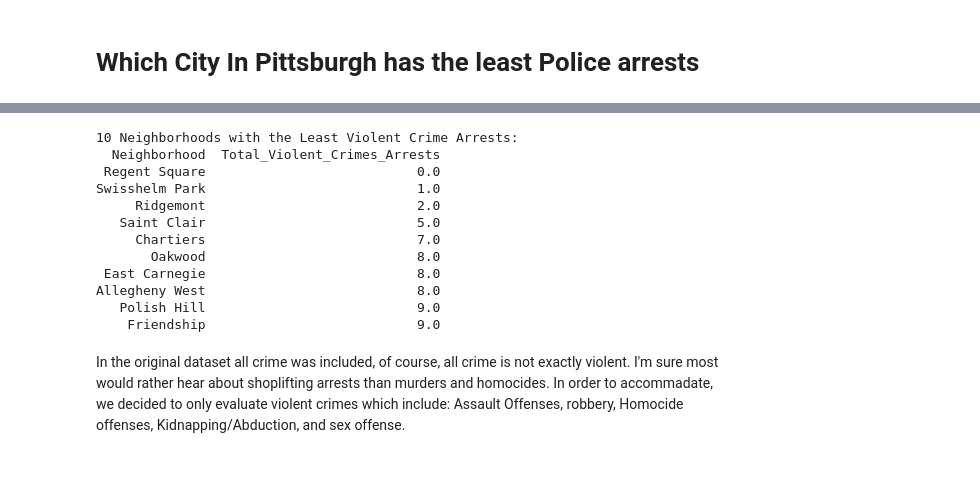
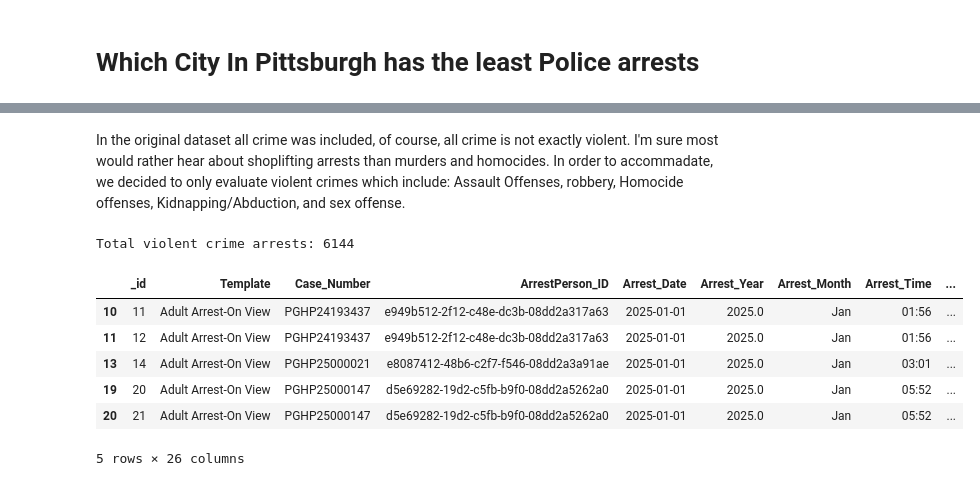
Before and after one commit to ELS522/pitt-best-neighborhood, a Jupyter notebook: Policearrests.ipynb, the cells around one changed output, grey strips where cells are left out. Cells and saved outputs as stored; diff of their text form; code cells hidden in the pictures.

```diff
--- a/Policearrests.ipynb
+++ b/Policearrests.ipynb
@@ -44,55 +22,31 @@ Based on the number of police arrests, the safest neighborhood in Pittsburgh is
-# %%
-violent_crime_categories = [
-    'Assault Offenses',
-    'Robbery',
-    'Homicide Offenses',
-    'Kidnapping/Abduction',
-    'Sex Offenses'
-]
-
-
-all_neighborhoods = arrests_df['Neighborhood'].dropna().unique()
-all_neighborhoods_df = pd.DataFrame(all_neighborhoods, columns=['Neighborhood'])
-
-violent_crimes_df_filtered = arrests_df[
-    arrests_df['NIBRS_Offense_Category'].isin(violent_crime_categories)
-].dropna(subset=['Neighborhood']).copy()
-
-
-violent_counts = violent_crimes_df_filtered.groupby('Neighborhood').size().reset_index(
-    name='Total_Violent_Crimes_Arrests'
-)
-
-neighborhood_violent_crimes = all_neighborhoods_df.merge(
-    violent_counts,
-    on='Neighborhood',
-    how='left'
-).fillna(0)
-
-
-bottom_10_neighborhoods = neighborhood_violent_crimes.sort_values(
-    by='Total_Violent_Crimes_Arrests',
-    ascending=True
-).head(10)
-
-
-print("10 Neighborhoods with the Least Violent Crime Arrests:")
-print(bottom_10_neighborhoods.to_string(index=False))
-# %% [output]
-10 Neighborhoods with the Least Violent Crime Arrests:
-  Neighborhood  Total_Violent_Crimes_Arrests
- Regent Square                           0.0
-Swisshelm Park                           1.0
-     Ridgemont                           2.0
-   Saint Clair                           5.0
-     Chartiers                           7.0
-       Oakwood                           8.0
- East Carnegie                           8.0
-Allegheny West                           8.0
-   Polish Hill                           9.0
-    Friendship                           9.0
 # %% [markdown]
 In the original dataset all crime was included, of course, all crime is not exactly violent.
 I'm sure most would rather hear about shoplifting arrests than murders and homocides.
 In order to accommadate, we decided to only evaluate violent crimes which include:
 Assault Offenses, robbery, Homocide offenses, Kidnapping/Abduction, and sex offense.
+# %%
+arrests_df = arrests_df.dropna(subset=['Neighborhood'])
+# Define violent crime categories
+violent_crimes = [
+    "Assault Offenses",
+    "Robbery",
+    "Homicide Offenses",
+    "Kidnapping/Abduction",
+    "Sex Offenses"
+]
+
+# Filter dataset for violent crimes only
+violent_df = arrests_df[arrests_df['NIBRS_Offense_Category'].isin(violent_crimes)]
+
+# Check the size of this filtered dataset
+print("Total violent crime arrests:", len(violent_df))
+violent_df.head()
+# %% [output]
+Total violent crime arrests: 6144
+|  | _id | Template | Case_Number | ArrestPerson_ID | Arrest_Date | Arrest_Year | Arrest_Month | Arrest_Time | ... |
+| 10 | 11 | Adult Arrest-On View | PGHP24193437 | e949b512-2f12-c48e-dc3b-08dd2a317a63 | 2025-01-01 | 2025.0 | Jan | 01:56 | ... |
+| 11 | 12 | Adult Arrest-On View | PGHP24193437 | e949b512-2f12-c48e-dc3b-08dd2a317a63 | 2025-01-01 | 2025.0 | Jan | 01:56 | ... |
+| 13 | 14 | Adult Arrest-On View | PGHP25000021 | e8087412-48b6-c2f7-f546-08dd2a3a91ae | 2025-01-01 | 2025.0 | Jan | 03:01 | ... |
+| 19 | 20 | Adult Arrest-On View | PGHP25000147 | d5e69282-19d2-c5fb-b9f0-08dd2a5262a0 | 2025-01-01 | 2025.0 | Jan | 05:52 | ... |
+| 20 | 21 | Adult Arrest-On View | PGHP25000147 | d5e69282-19d2-c5fb-b9f0-08dd2a5262a0 | 2025-01-01 | 2025.0 | Jan | 05:52 | ... |
+5 rows × 26 columns
```
Also changed, not shown: parts of 8 cells of this notebook, 3 other files.
